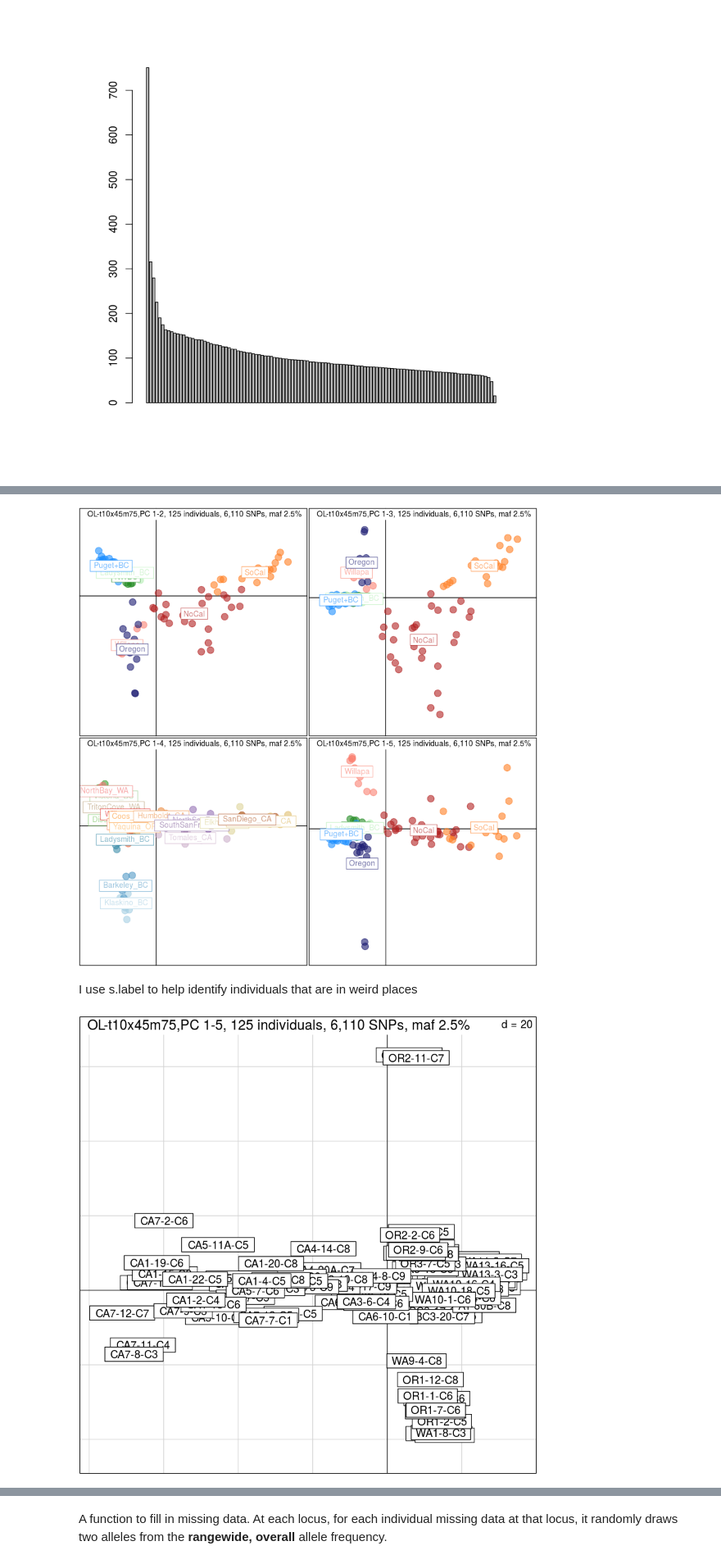
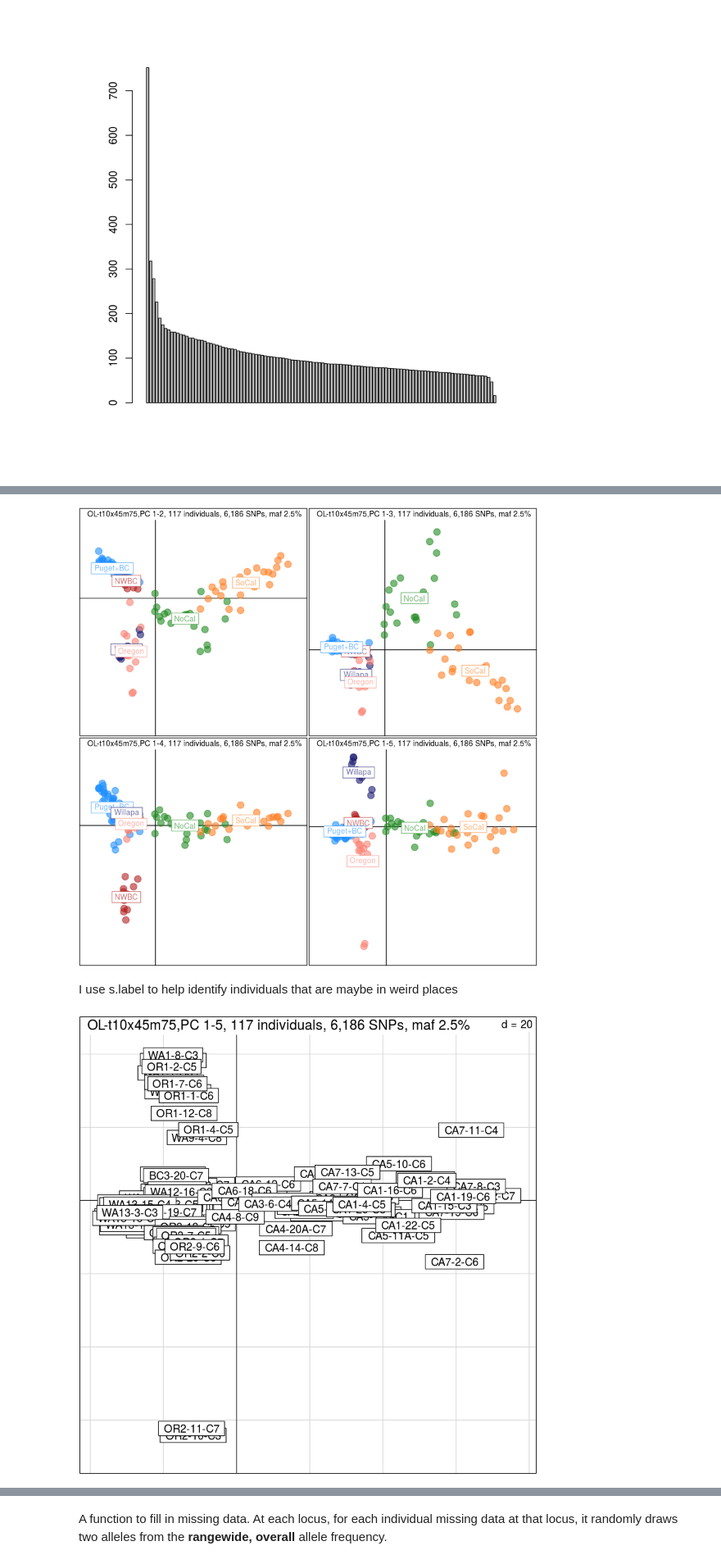
Before and after one commit to ksil91/Ostrea_PopStructure, a Jupyter notebook: Analysis/PCA_x45m75.ipynb, the cells around one changed output, grey strips where cells are left out. Shown at 82% size. Saved outputs shown, nothing was run; the diff lists cells and outputs as text; code cells hidden in the pictures.

```diff
--- a/Analysis/PCA_x45m75.ipynb
+++ b/Analysis/PCA_x45m75.ipynb
@@ -77,34 +87,33 @@ pca <- dudi.pca(u.na,cent=TRUE,scale=TRUE,scannf = F, nf = 30)
 # %%
-col18 <- funky(length(unique(u.na@strata$POPULATION)))
+#col18 <- funky(length(unique(u.na@strata$POPULATION)))
 #Colors that match the neutral Structure results
-col6 <-  c("forestgreen", "darkseagreen2", "dodgerblue", "salmon", "midnightblue", "firebrick","chocolate1")
-
+col6 <-  c("firebrick","dodgerblue","midnightblue","salmon","forestgreen","chocolate1")
 
 par(mfrow=c(2,2))
 s.class(pca$li, strata(u.na)$REGION,xax=1,yax=2,
-        sub = "OL-t10x45m75,PC 1-2, 125 individuals, 6,110 SNPs, maf 2.5%",
+        sub = "OL-t10x45m75,PC 1-2, 117 individuals, 6,186 SNPs, maf 2.5%",
         possub = "topleft",col=transp(col6,.6),axesell=FALSE,
         cstar=0, cpoint=3, grid=FALSE, cellipse = 0)
 s.class(pca$li, strata(u.na)$REGION,xax=1,yax=3,
-        sub = "OL-t10x45m75,PC 1-3, 125 individuals, 6,110 SNPs, maf 2.5%",
+        sub = "OL-t10x45m75,PC 1-3, 117 individuals, 6,186 SNPs, maf 2.5%",
         possub = "topleft",col=transp(col6,.6),axesell=FALSE,
         cstar=0, cpoint=3, grid=FALSE, cellipse = 0)
-s.class(pca$li, strata(u.na)$POPULATION,xax=1,yax=4,
-        sub = "OL-t10x45m75,PC 1-4, 125 individuals, 6,110 SNPs, maf 2.5%",
-        possub = "topleft",col=transp(col18,.6),axesell=FALSE,
+s.class(pca$li, strata(u.na)$REGION,xax=1,yax=4,
+        sub = "OL-t10x45m75,PC 1-4, 117 individuals, 6,186 SNPs, maf 2.5%",
+        possub = "topleft",col=transp(col6,.6),axesell=FALSE,
         cstar=0, cpoint=3, grid=FALSE, cellipse = 0)
 s.class(pca$li, strata(u.na)$REGION,xax=1,yax=5,
-        sub = "OL-t10x45m75,PC 1-5, 125 individuals, 6,110 SNPs, maf 2.5%",
+        sub = "OL-t10x45m75,PC 1-5, 117 individuals, 6,186 SNPs, maf 2.5%",
         possub = "topleft",col=transp(col6,.6),axesell=FALSE,
         cstar=0, cpoint=3, grid=FALSE, cellipse = 0)
 # %% [output]
-[figure, old version]
+[figure, new version]
 # %% [markdown]
-I use s.label to help identify individuals that are in weird places
+I use s.label to help identify individuals that are maybe in weird places
 # %%
 s.label(pca$li, xax=1,yax=5,
-        sub = "OL-t10x45m75,PC 1-5, 125 individuals, 6,110 SNPs, maf 2.5%",
+        sub = "OL-t10x45m75,PC 1-5, 117 individuals, 6,186 SNPs, maf 2.5%",
         possub = "topleft")
 # %% [output]
-[figure, old version]
+[figure, new version]
 # %% [markdown]
```
Also changed, not shown: parts of 45 cells of this notebook, 1 other file.
